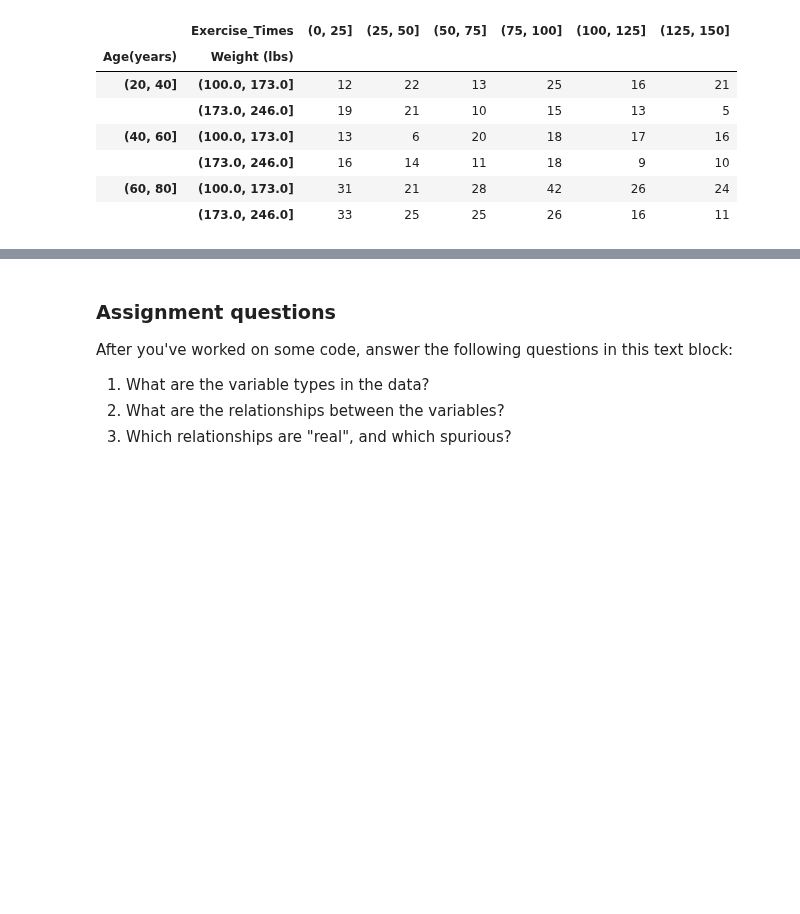
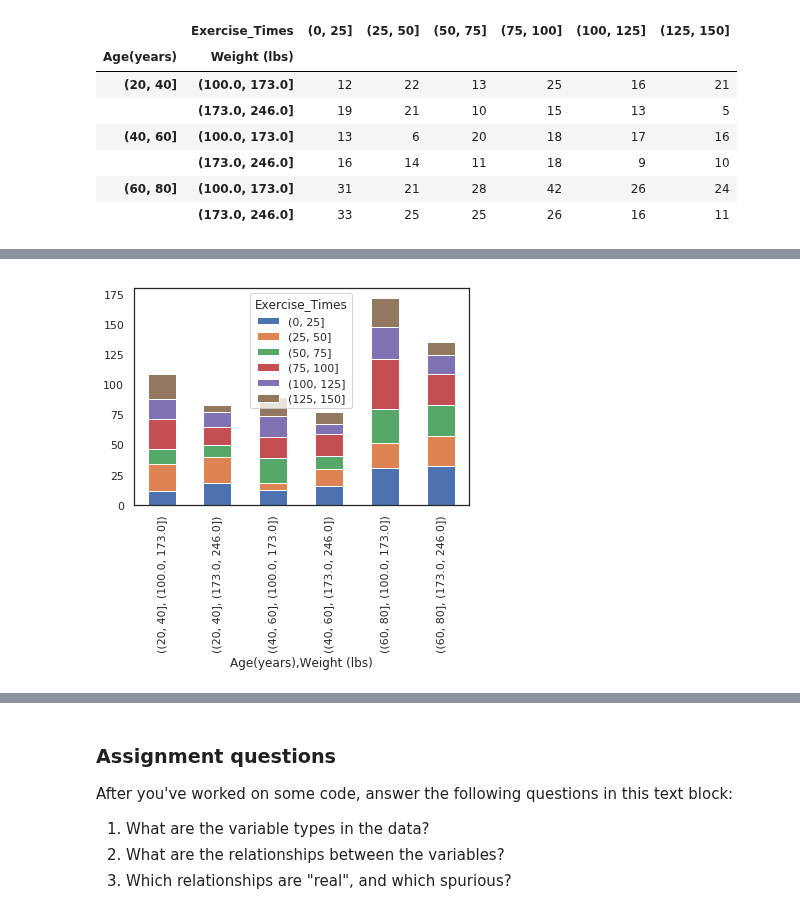
Before and after one commit to HeyLaxmi/DS-Unit-1-Sprint-1-Dealing-With-Data, a Jupyter notebook: LS_DS_114_Making_Data_backed_Assertions.ipynb, the cells around one changed output, grey strips where cells are left out. Saved outputs shown, nothing was run; the diff lists cells and outputs as text; code cells hidden in the pictures; blank space fills up the shorter version.

```diff
--- a/LS_DS_114_Making_Data_backed_Assertions.ipynb
+++ b/LS_DS_114_Making_Data_backed_Assertions.ipynb
@@ -331,0 +341,4 @@ pd.crosstab([age_bin, weight_bin], exercise_time_bin, rownames= ['Age(years)', '
+# %%
+ct.plot(kind='bar', stacked=True);
+# %% [output]
+[figure, added]
```
Also changed, not shown: parts of 4 cells of this notebook.
